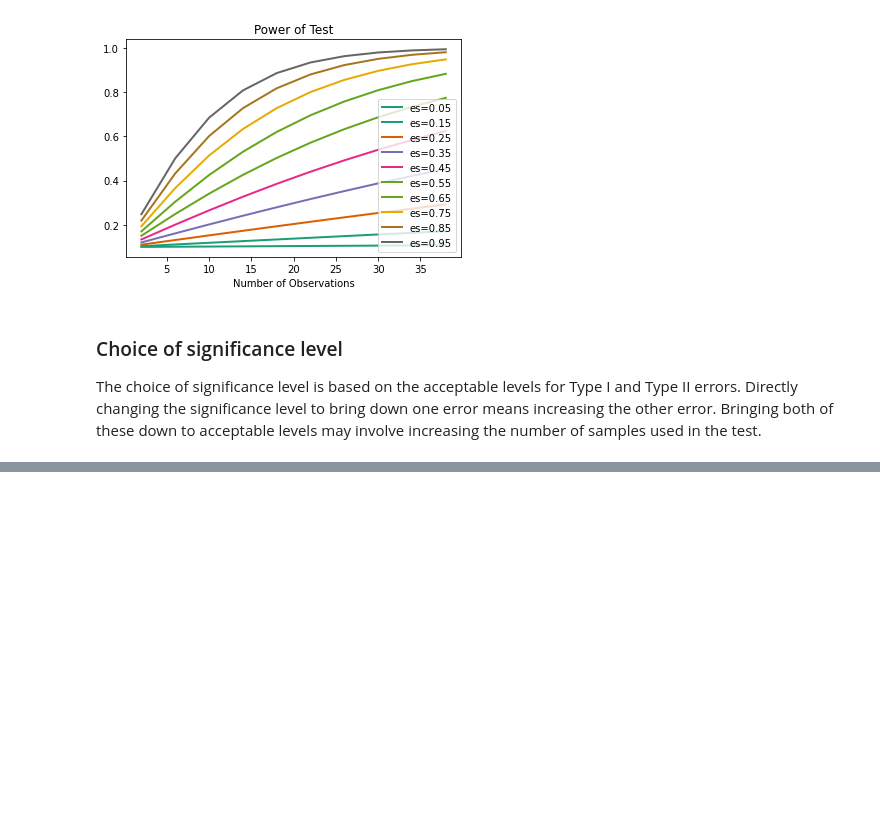
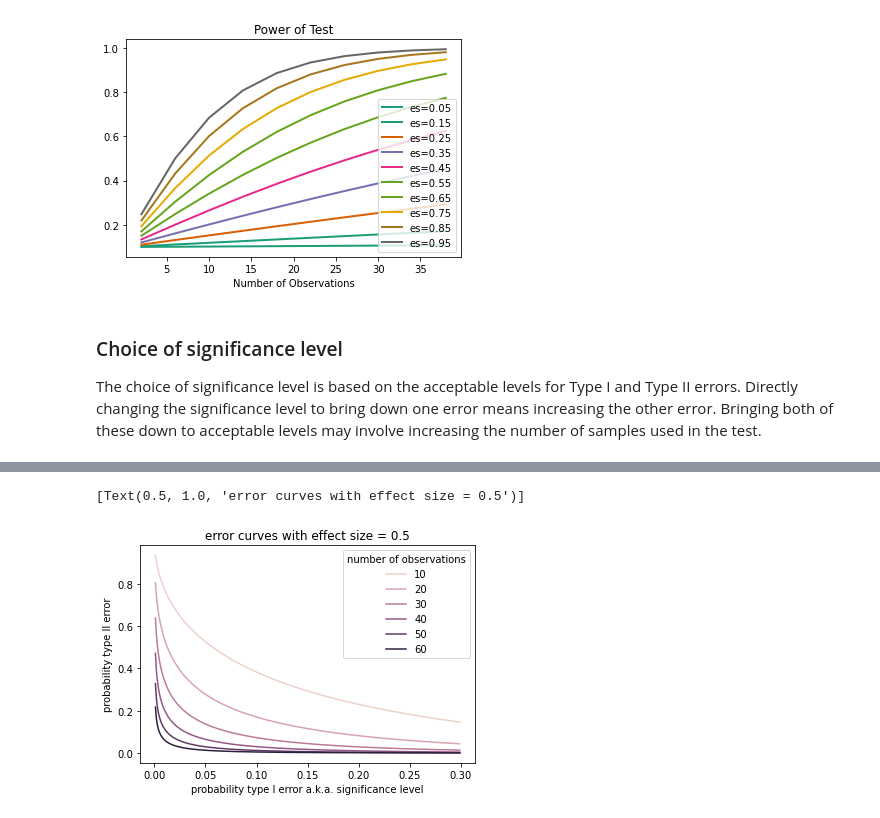
Before and after one commit to nagi49000/stats-play, a Jupyter notebook: python/notebooks/the-significance-level.ipynb, the cells around one changed output, grey strips where cells are left out. Cells and saved outputs as stored; diff of their text form; code cells hidden in the pictures; blank space fills up the shorter version.

Commit message:
added pics and more graphs

```diff
--- a/python/notebooks/the-significance-level.ipynb
+++ b/python/notebooks/the-significance-level.ipynb
@@ -111,0 +92,12 @@ In practice, the significance level chosen will depend on the acceptable balance
+# %%
+alphas = np.arange(0.001, 0.3, 0.001)
+nobs_list = np.arange(10, 70, 10)
+data_list = [
+    {
+        "probability type II error": get_prob_type_2(effect_size, y, x),
+        "probability type I error a.k.a. significance level": x,
+        "number of observations": y
+    } for x in alphas for y in nobs_list
+]
+df = pd.DataFrame(data_list)
+df["statistical power"] = 1.0 - df["probability type II error"]
@@ -111,0 +115,13 @@ In practice, the significance level chosen will depend on the acceptable balance
+# %%
+# seaborn for static plotting and in-repo-web-rendering
+sns.lineplot(
+    x="probability type I error a.k.a. significance level",
+    y="probability type II error",
+    hue="number of observations",
+    data=df
+).set(
+    title=f"error curves with effect size = {effect_size}"
+)
+# %% [output]
+[Text(0.5, 1.0, 'error curves with effect size = 0.5')]
+[figure, added]
```
Also changed, not shown: parts of 10 cells of this notebook, 2 other files.
